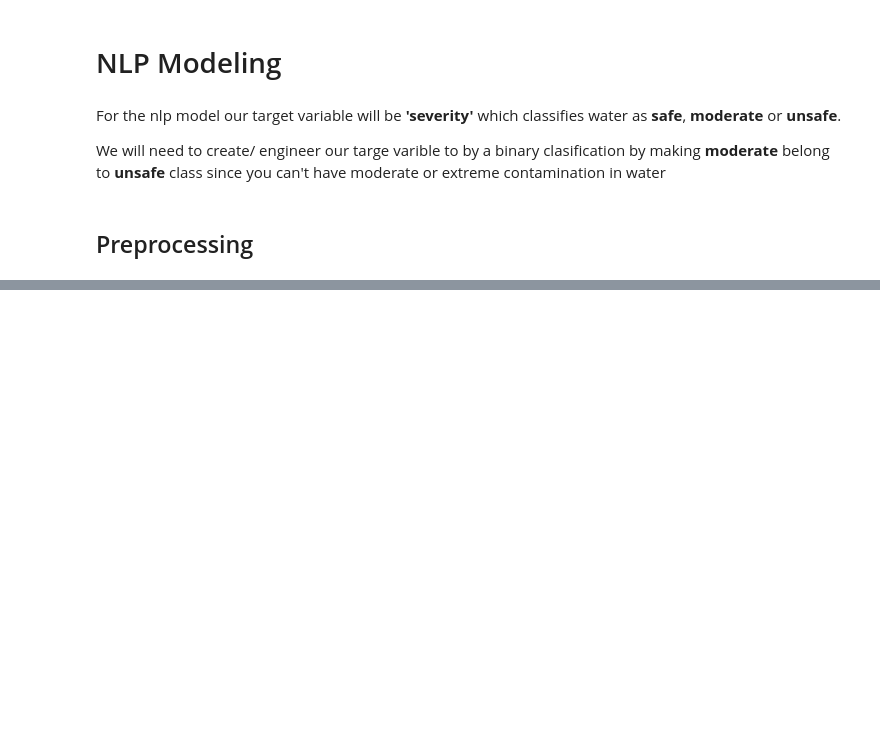
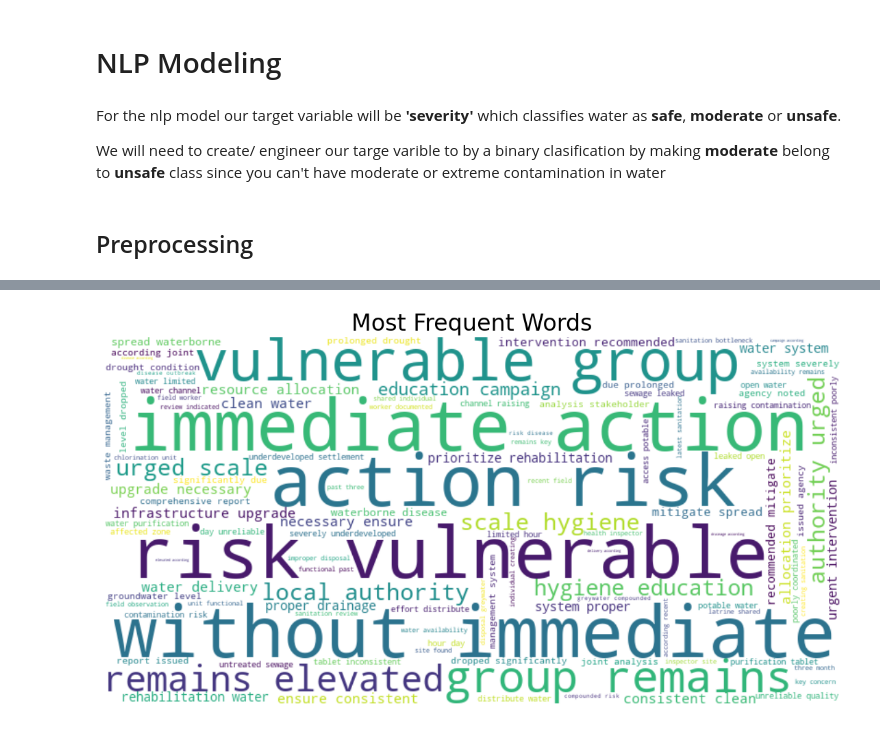
Before and after one commit to lewismwaki/cleanwaterai, a Jupyter notebook: notebooks/06_nlp_model_training.ipynb, the cells around one changed output, grey strips where cells are left out. Drawn from its saved outputs; the diff is of its cells as text; code cells hidden in the pictures; blank space fills up the shorter version.

Commit message:
Cleaned tokenized and lemmantized words

```diff
--- a/notebooks/06_nlp_model_training.ipynb
+++ b/notebooks/06_nlp_model_training.ipynb
@@ -205,0 +224,28 @@ We will need to create/ engineer our targe varible to by a binary clasification
+# %%
+# Library importation
+from nltk.corpus import stopwords
+from nltk.tokenize import word_tokenize
+from nltk.stem import WordNetLemmatizer
+import re
+
+nltk.download('wordnet')
+nltk.download('omw-1.4')
+
+stop_words = set(stopwords.words('english'))
+lemmatizer = WordNetLemmatizer()
+
+#cleaning + lemmatization function
+def clean_text(text):
+    if pd.isnull(text):
+        return ""
+
+    text = text.lower()
+    text = re.sub(r'[^a-z\s]', '', text)
+    words = word_tokenize(text)
+    words = [word for word in words if word not in stop_words]
+    words = [lemmatizer.lemmatize(word) for word in words]
+    return " ".join(words)
+
+# Apply to DataFrame
+df['clean_excerpt'] = df['excerpt'].apply(clean_text)
+df['clean_excerpt'].head()
@@ -205,0 +262,17 @@ We will need to create/ engineer our targe varible to by a binary clasification
+# %%
+from collections import Counter
+from wordcloud import WordCloud
+
+all_words = ' '.join(df['clean_excerpt']).split()
+word_freq = Counter(all_words)
+word_freq.most_common(20)
+
+wordcloud = WordCloud(width=800, height=400, background_color='white').generate(' '.join(all_words))
+
+plt.figure(figsize=(15, 7))
+plt.imshow(wordcloud, interpolation='bilinear')
+plt.axis('off')
+plt.title('Most Frequent Words', fontsize=24)
+plt.show()
+# %% [output]
+[figure, added]
```
Also changed, not shown: parts of 5 cells of this notebook, 1 other file.
